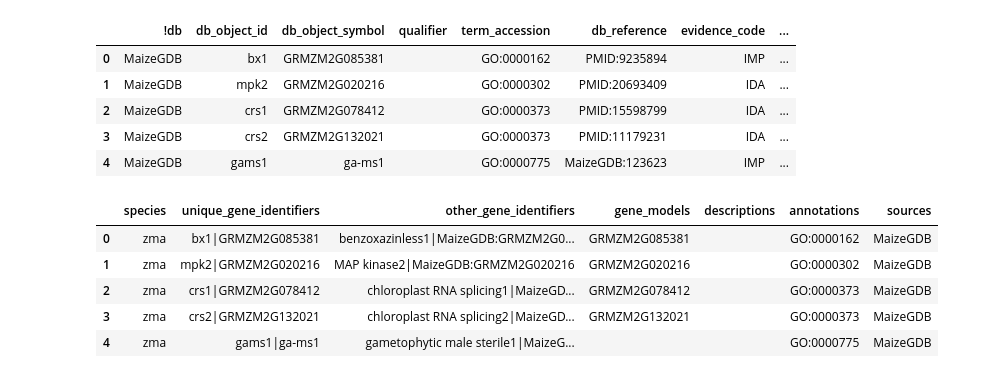
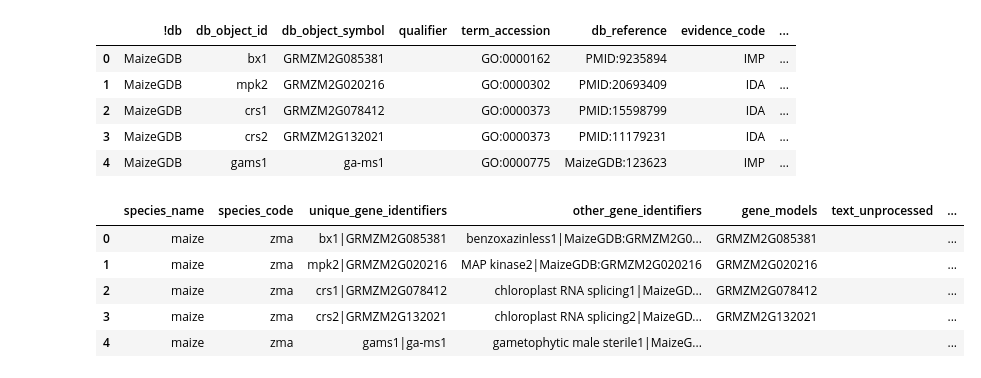
Before and after one commit to irbraun/plant-data, a Jupyter notebook: preprocessing/reshaping_maizegdb_data.ipynb, the cells around one changed output. Cells and saved outputs as stored; diff of their text form; code cells hidden in the pictures.

```diff
--- a/preprocessing/reshaping_maizegdb_data.ipynb
+++ b/preprocessing/reshaping_maizegdb_data.ipynb
@@ -54,12 +62,16 @@ pd.set_option('display.width', 1000)
 # %%
 # Columns that should be in the final reshaped files.
-reshaped_columns = ["species",
+reshaped_columns = [
+ "species_name",
+ "species_code",
  "unique_gene_identifiers",
  "other_gene_identifiers",
  "gene_models",
- "descriptions",
+ "text_unprocessed",
  "annotations",
- "sources"]
+ "reference_name",
+ "reference_link",
+ "reference_file"]
 
 # Creating and testing a lambda for finding gene model strings.
 gene_model_pattern_1 = re.compile("grmzm.+")
@@ -159,16 +171,20 @@ fig.show()
 plt.close()
 # %%
 # Restructuring the dataset to include all the expected column names.
-combine_columns = lambda row, columns: concatenate_with_delim("|", [row[column] for column in columns])
-df["descriptions"] = df.apply(lambda x: combine_columns(x, ["phenotype_name", "phenotype_description"]), axis=1)
+combine_gene_columns = lambda row, columns: concatenate_with_delim("|", [row[column] for column in columns])
+combine_text_columns = lambda row, columns: concatenate_with_delim("; ", [row[column] for column in columns])
+df["text_unprocessed"] = df.apply(lambda x: combine_text_columns(x, ["phenotype_name", "phenotype_description"]), axis=1)
 df["uniprot_id"] = df["uniprot_id"].apply(add_prefix_safely, prefix=UNIPROT_TAG)
 df["ncbi_gene"] = df["ncbi_gene"].apply(add_prefix_safely, prefix=NCBI_TAG)
-df["unique_gene_identifiers"] = df.apply(lambda x: combine_columns(x, ["locus_name", "alleles", "v3_gene_model", "v4_gene_model", "uniprot_id", "ncbi_gene"]), axis=1)
+df["unique_gene_identifiers"] = df.apply(lambda x: combine_gene_columns(x, ["locus_name", "alleles", "v3_gene_model", "v4_gene_model", "uniprot_id", "ncbi_gene"]), axis=1)
 df["other_gene_identifiers"] = df["locus_synonyms"]
-df["gene_models"] = df.apply(lambda x: combine_columns(x, ["v3_gene_model", "v4_gene_model"]), axis=1)
-df["species"] = "zma"
+df["gene_models"] = df.apply(lambda x: combine_gene_columns(x, ["v3_gene_model", "v4_gene_model"]), axis=1)
+df["species_name"] = "maize"
+df["species_code"] = "zma"
 df["annotations"] = ""
-df["sources"] = "MaizeGDB"
+df["reference_name"] = "MaizeGDB"
+df["reference_link"] = "https://www.maizegdb.org/"
+df["reference_file"] = "pheno_genes.txt"
 df["other_gene_identifiers"] = df.apply(lambda row: subtract_string_lists("|", row["other_gene_identifiers"],row["unique_gene_identifiers"]), axis=1)
 df = df[reshaped_columns]
 df.head()
@@ -200,22 +236,25 @@ df.head()
 | 4 | MaizeGDB | gams1 | ga-ms1 |  | GO:0000775 | MaizeGDB:123623 | IMP | ... |
 # %%
 # Restructuring the dataset to include all the expected column names.
-df["descriptions"] = ""
-df["unique_gene_identifiers"] = df.apply(lambda x: combine_columns(x, ["db_object_id", "db_object_symbol"]), axis=1)
-df["other_gene_identifiers"] = df.apply(lambda x: combine_columns(x, ["db_object_name", "db_object_synonym"]), axis=1)
+df["text_unprocessed"] = ""
+df["unique_gene_identifiers"] = df.apply(lambda x: combine_gene_columns(x, ["db_object_id", "db_object_symbol"]), axis=1)
+df["other_gene_identifiers"] = df.apply(lambda x: combine_gene_columns(x, ["db_object_name", "db_object_synonym"]), axis=1)
 df["gene_models"] =  df["unique_gene_identifiers"].map(lambda x: "".join([s for s in x.split("|") if is_gene_model(s)]))
-df["species"] = "zma"
+df["species_name"] = "maize"
+df["species_code"] = "zma"
 df["annotations"] = df["term_accession"]
-df["sources"] = "MaizeGDB"
+df["reference_name"] = "MaizeGDB"
+df["reference_link"] = "https://www.maizegdb.org/"
+df["reference_file"] = "pheno_genes.txt"
 df = df[reshaped_columns]
 df.head()
 # %% [output]
-|  | species | unique_gene_identifiers | other_gene_identifiers | gene_models | descriptions | annotations | sources |
-| 0 | zma | bx1|GRMZM2G085381 | benzoxazinless1|MaizeGDB:GRMZM2G0... | GRMZM2G085381 |  | GO:0000162 | MaizeGDB |
-| 1 | zma | mpk2|GRMZM2G020216 | MAP kinase2|MaizeGDB:GRMZM2G020216 | GRMZM2G020216 |  | GO:0000302 | MaizeGDB |
-| 2 | zma | crs1|GRMZM2G078412 | chloroplast RNA splicing1|MaizeGD... | GRMZM2G078412 |  | GO:0000373 | MaizeGDB |
-| 3 | zma | crs2|GRMZM2G132021 | chloroplast RNA splicing2|MaizeGD... | GRMZM2G132021 |  | GO:0000373 | MaizeGDB |
-| 4 | zma | gams1|ga-ms1 | gametophytic male sterile1|MaizeG... |  |  | GO:0000775 | MaizeGDB |
+|  | species_name | species_code | unique_gene_identifiers | other_gene_identifiers | gene_models | text_unprocessed | ... |
+| 0 | maize | zma | bx1|GRMZM2G085381 | benzoxazinless1|MaizeGDB:GRMZM2G0... | GRMZM2G085381 |  | ... |
+| 1 | maize | zma | mpk2|GRMZM2G020216 | MAP kinase2|MaizeGDB:GRMZM2G020216 | GRMZM2G020216 |  | ... |
+| 2 | maize | zma | crs1|GRMZM2G078412 | chloroplast RNA splicing1|MaizeGD... | GRMZM2G078412 |  | ... |
+| 3 | maize | zma | crs2|GRMZM2G132021 | chloroplast RNA splicing2|MaizeGD... | GRMZM2G132021 |  | ... |
+| 4 | maize | zma | gams1|ga-ms1 | gametophytic male sterile1|MaizeG... |  |  | ... |
 # %%
 # Outputting the dataset of annotations to a csv file.
 path = os.path.join(OUTPUT_DIR,"maizegdb_curated_go_annotations.csv")
```
Also changed, not shown: parts of 5 cells of this notebook, 54 other files.
